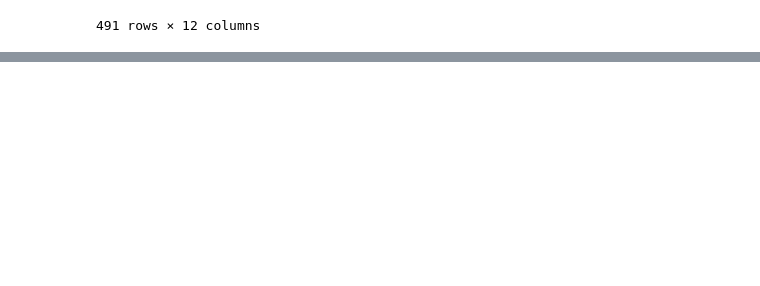
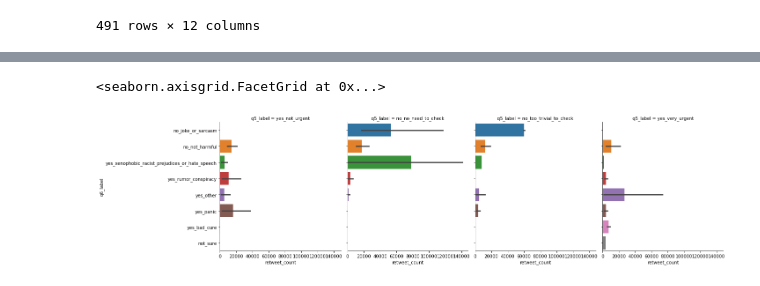
Before and after one commit to cmf9595/Data-Curation, a Jupyter notebook: Project Milestone.ipynb, the cells around one changed output, grey strips where cells are left out. Cells and saved outputs as stored; diff of their text form; code cells hidden in the pictures; blank space fills up the shorter version.

```diff
--- a/Project Milestone.ipynb
+++ b/Project Milestone.ipynb
@@ -111,0 +124,32 @@ data
+# %%
+# ** Question/Task 3: Will the tweet's claim have an effect on or be of interest to the general public?
+
+# sns.barplot(x='favorite_count', y='q2_label', data=data, orient='h')
+
+sns.catplot(
+    x='retweet_count',
+    y='q6_label',
+    col='q5_label',
+    kind='bar',
+    data=data,
+    orient='h'
+)
+
+
+
+
+
+# data.sort_values(by=['col1'])
+# ** Question/Task 4: To what extent does the tweet appear to be harmful to the society, person(s), company(s) or product(s)?
+
+
+# ** Question/Task 5: Do you think that a professional fact-checker should verify the claim in the tweet?
+
+
+# ** Question/Task 6: Is the tweet harmful to the society and why?
+
+
+# ** Question/Task 7: Do you think that this tweet should get the attention of a government entity?
+# %% [output]
+<seaborn.axisgrid.FacetGrid at 0x...>
+[figure, added]
```
Also changed, not shown: parts of 5 cells of this notebook.
